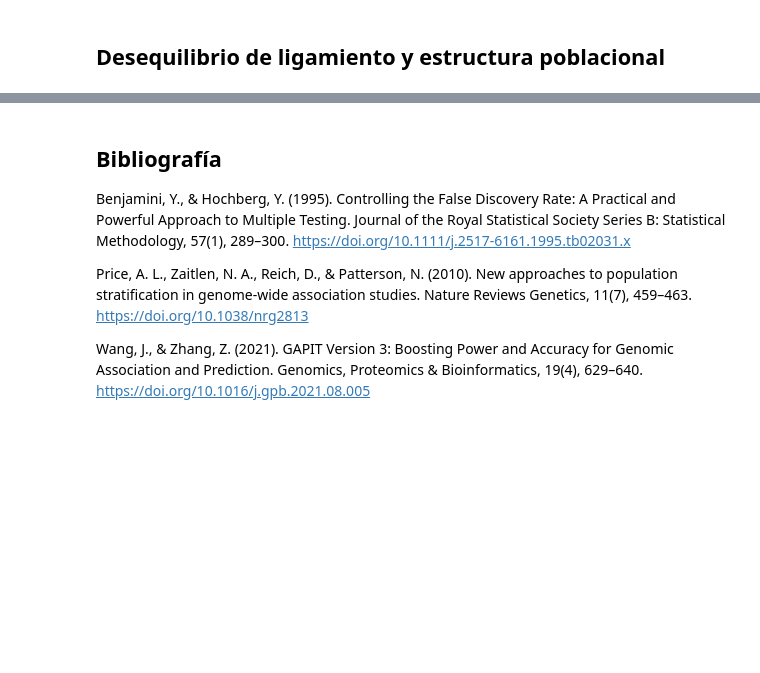
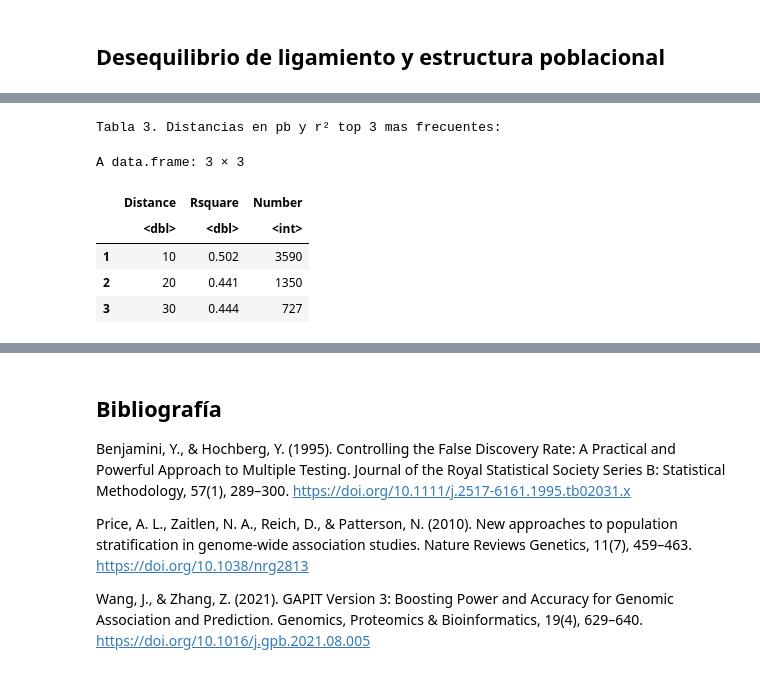
Before and after one commit to hdescobarh/journey-resolution, a Jupyter notebook: GRC_Taller05_GWAS/Code/solucion_taller05.ipynb, the cells around one changed output, grey strips where cells are left out. Drawn from its saved outputs; the diff is of its cells as text; code cells hidden in the pictures; blank space fills up the shorter version.

```diff
--- a/GRC_Taller05_GWAS/Code/solucion_taller05.ipynb
+++ b/GRC_Taller05_GWAS/Code/solucion_taller05.ipynb
@@ -158,0 +163,18 @@ __Figura 4. QQ Plot Delfinidina__
+# %%
+ld <- read.csv(
+  paste(
+    results_directory, "/GAPIT.Genotype.Distance.Rsquare.csv",
+    sep = ""
+  ),
+  row.names = 1
+)
+cat("Tabla 3. Distancias en pb y r² top 3 mas frecuentes:")
+head(ld[order(ld$Number, decreasing = TRUE), ], n = 3)
+# %% [output]
+Tabla 3. Distancias en pb y r² top 3 mas frecuentes:
+A data.frame: 3 × 3
+|  | Distance | Rsquare | Number |
+|  | <dbl> | <dbl> | <int> |
+| 1 | 10 | 0.502 | 3590 |
+| 2 | 20 | 0.441 | 1350 |
+| 3 | 30 | 0.444 | 727 |
```
Also changed, not shown: parts of 6 cells of this notebook.
